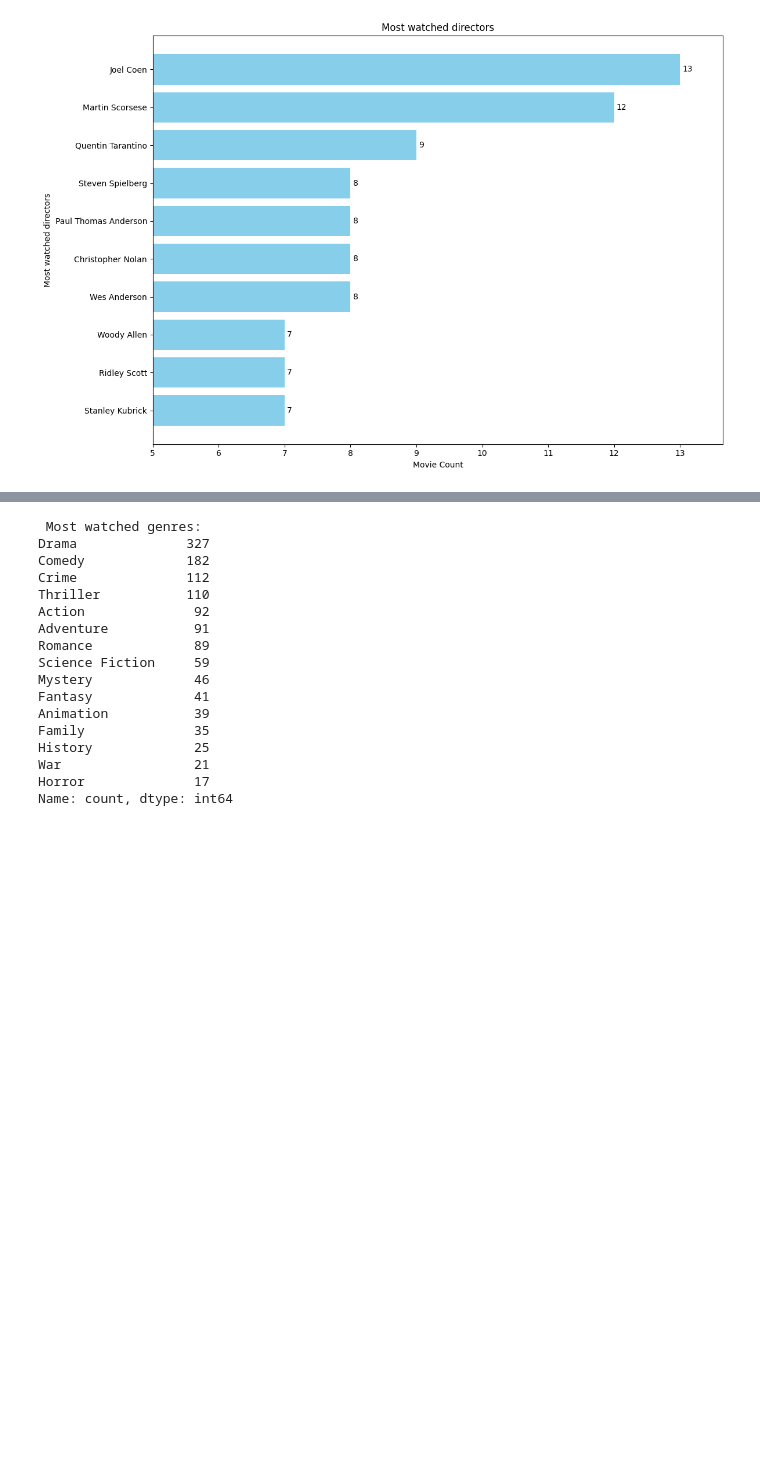
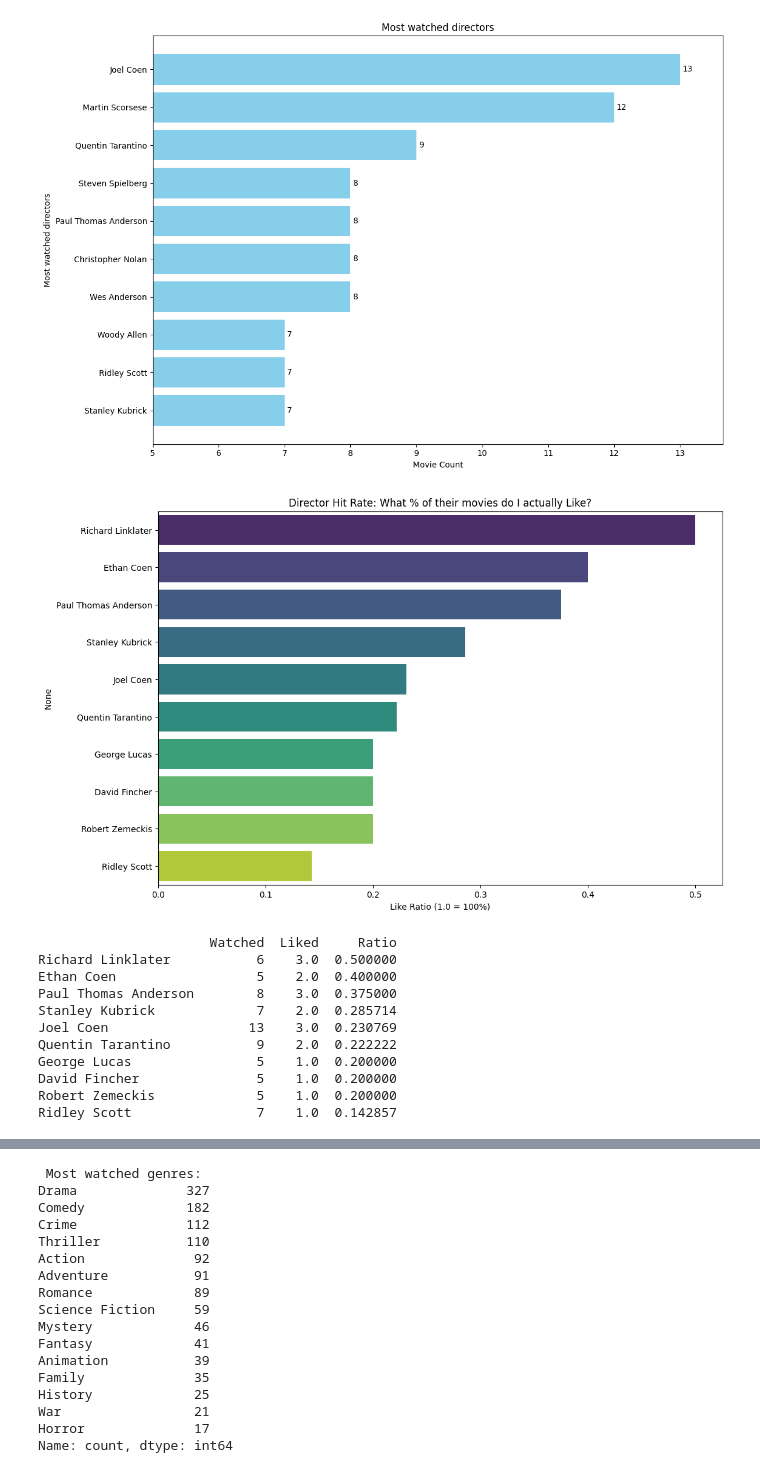
Before and after one commit to nerisius/DSA210-Personal-Data-Analyze-Project, a Jupyter notebook: analyze.ipynb, the cells around one changed output, grey strips where cells are left out. Saved outputs shown, nothing was run; the diff lists cells and outputs as text; code cells hidden in the pictures; blank space fills up the shorter version.

```diff
--- a/analyze.ipynb
+++ b/analyze.ipynb
@@ -44,6 +44,55 @@ Ridley Scott             7
 Stanley Kubrick          7
 Name: count, dtype: int64
 [figure]
+# %%
+# Director Hit Rate Analysis
+liked = pd.read_csv("liked_films.csv")
+df['title_clean'] = df['title'].str.lower().str.strip()
+liked['name_clean'] = liked['Name'].str.lower().str.strip()
+
+df['is_favorite'] = df['title_clean'].isin(liked['name_clean'])
+
+# Get total counts for all watched directors
+all_dirs = [d for sublist in df['directors'] for d in sublist]
+total_counts = pd.Series(all_dirs).value_counts()
+
+# Get counts for liked directors
+liked_df = df[df['is_favorite'] == True]
+liked_dirs = [d for sublist in liked_df['directors'] for d in sublist]
+liked_counts = pd.Series(liked_dirs).value_counts()
+
+# Create the ratio DataFrame
+ratio_df = pd.DataFrame({
+    'Watched': total_counts,
+    'Liked': liked_counts
+}).fillna(0)
+
+# Calculate ratio for directors with at least 5 movies watched
+ratio_df = ratio_df[ratio_df['Watched'] >= 5].copy()
+ratio_df['Ratio'] = ratio_df['Liked'] / ratio_df['Watched']
+ratio_df = ratio_df.sort_values(by='Ratio', ascending=False)
+
+# Plot top 10 directors by like ratio
+plt.figure(figsize=(12,8))
+sns.barplot(x=ratio_df['Ratio'].head(10), y=ratio_df.head(10).index, hue=ratio_df.head(10).index, palette="viridis", legend=False)
+plt.title("Director Hit Rate: What % of their movies do I actually Like?")
+plt.xlabel("Like Ratio (1.0 = 100%)")
+plt.show()
+
+print(ratio_df[['Watched', 'Liked', 'Ratio']].head(10))
+# %% [output]
+[figure, added]
+                      Watched  Liked     Ratio
+Richard Linklater           6    3.0  0.500000
+Ethan Coen                  5    2.0  0.400000
+Paul Thomas Anderson        8    3.0  0.375000
+Stanley Kubrick             7    2.0  0.285714
+Joel Coen                  13    3.0  0.230769
+Quentin Tarantino           9    2.0  0.222222
+George Lucas                5    1.0  0.200000
+David Fincher               5    1.0  0.200000
+Robert Zemeckis             5    1.0  0.200000
+Ridley Scott                7    1.0  0.142857
 # %%
 # cast
 all_actors = [a for sublist in df['cast'] for a in sublist]
```
Also changed, not shown: parts of 1 cell of this notebook, 1 other file.
